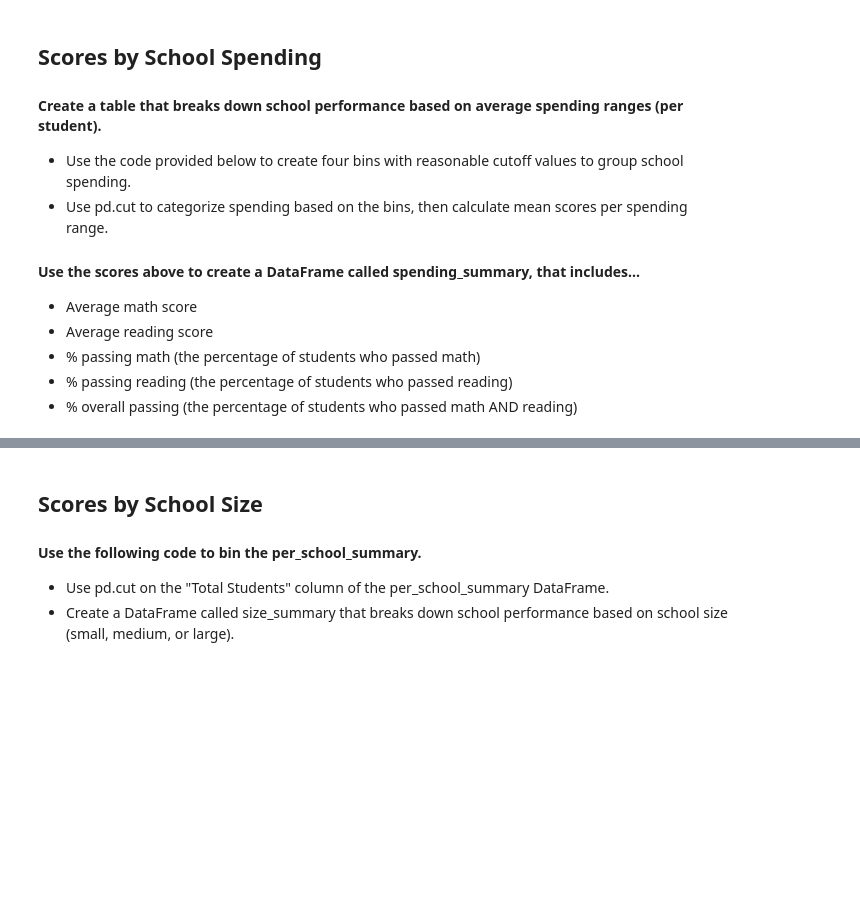
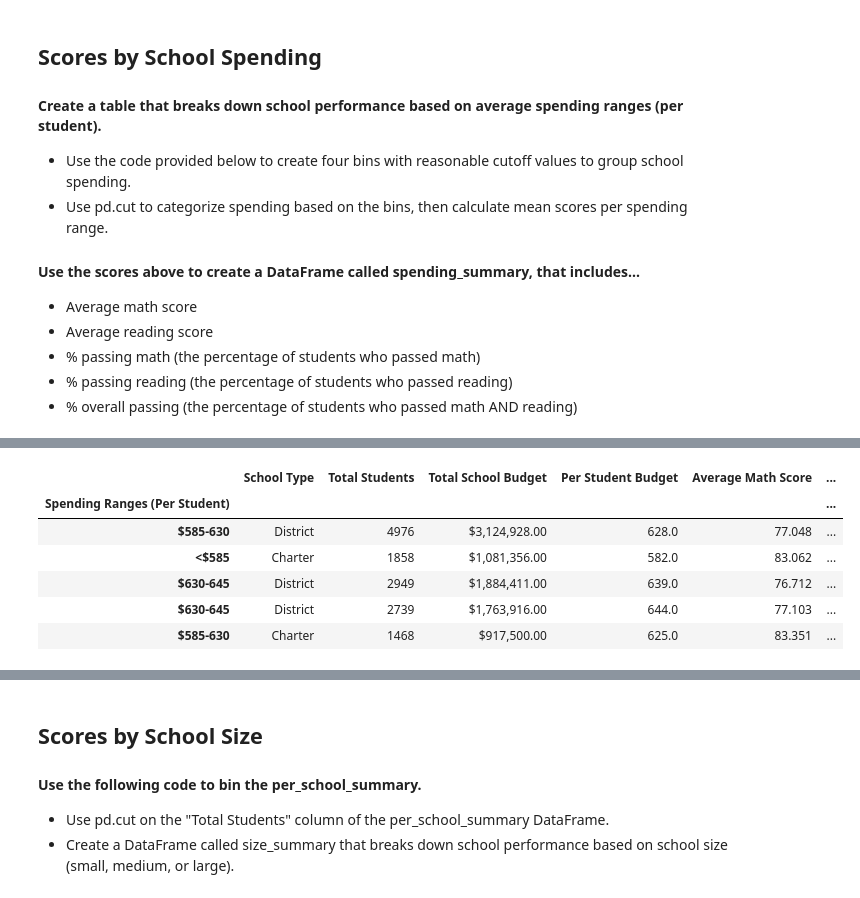
Before and after one commit to kcwaggs/pandas-challenge, a Jupyter notebook: PyCitySchools/PyCitySchools.ipynb, the cells around one changed output, grey strips where cells are left out. Saved outputs shown, nothing was run; the diff lists cells and outputs as text; code cells hidden in the pictures; blank space fills up the shorter version.

```diff
--- a/PyCitySchools/PyCitySchools.ipynb
+++ b/PyCitySchools/PyCitySchools.ipynb
@@ -369,0 +390,12 @@ spending_summary
+# %%
+school_spending_df = school_spending_df.reset_index(drop=True)
+school_spending_df = school_spending_df.set_index('Spending Ranges (Per Student)')
+school_spending_df.head()
+# %% [output]
+|  | School Type | Total Students | Total School Budget | Per Student Budget | Average Math Score | ... |
+| Spending Ranges (Per Student) |  |  |  |  |  | ... |
+| $585-630 | District | 4976 | $3,124,928.00 | 628.0 | 77.048 | ... |
+| <$585 | Charter | 1858 | $1,081,356.00 | 582.0 | 83.062 | ... |
+| $630-645 | District | 2949 | $1,884,411.00 | 639.0 | 76.712 | ... |
+| $630-645 | District | 2739 | $1,763,916.00 | 644.0 | 77.103 | ... |
+| $585-630 | Charter | 1468 | $917,500.00 | 625.0 | 83.351 | ... |
```
Also changed, not shown: parts of 5 cells of this notebook, 1 other file.
